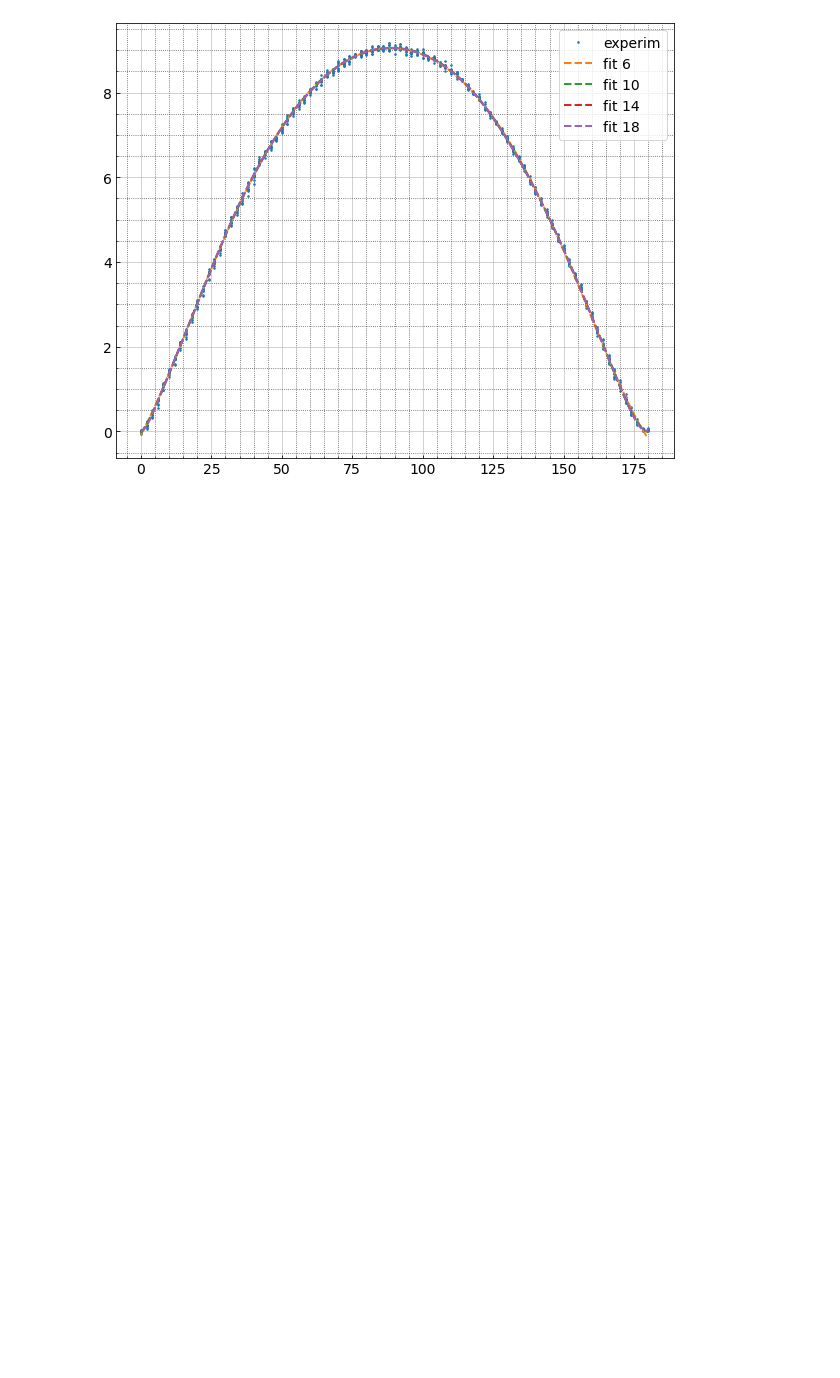
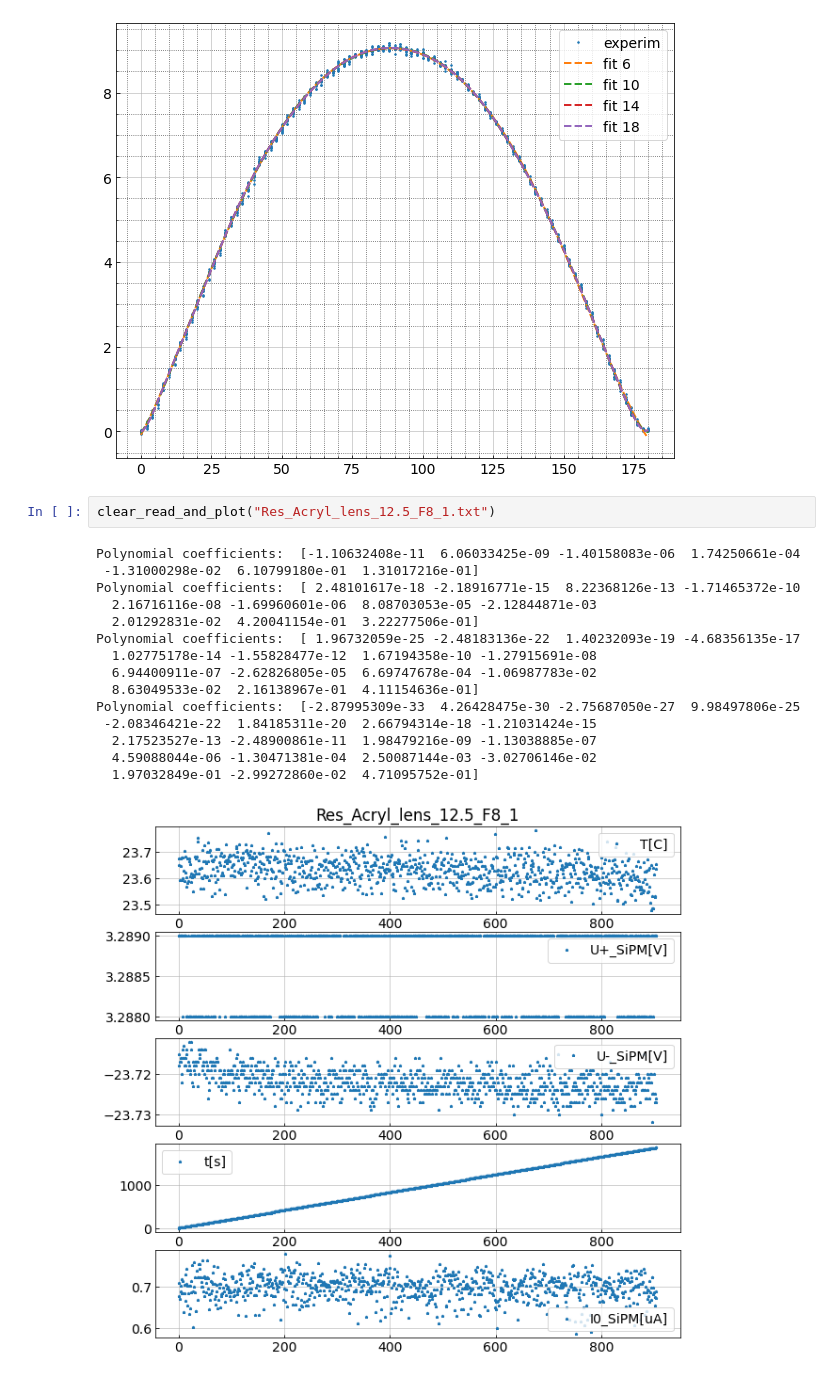
Before and after one commit to bonvech/Servo_stand, a Jupyter notebook: Servo_stand.ipynb, the cells around one changed output. Saved outputs shown, nothing was run; the diff lists cells and outputs as text; blank space fills up the shorter version.

```diff
--- a/Servo_stand.ipynb
+++ b/Servo_stand.ipynb
@@ -129,3 +129,21 @@ Polynomial coefficients:  [-7.00862391e-35  1.31711422e-31 -1.02039577e-28  4.30
 [figure]
 [figure]
 [figure]
+# %%
+clear_read_and_plot("Res_Acryl_lens_12.5_F8_1.txt")
+# %% [output]
+Polynomial coefficients:  [-1.10632408e-11  6.06033425e-09 -1.40158083e-06  1.74250661e-04
+ -1.31000298e-02  6.10799180e-01  1.31017216e-01]
+Polynomial coefficients:  [ 2.48101617e-18 -2.18916771e-15  8.22368126e-13 -1.71465372e-10
+  2.16716116e-08 -1.69960601e-06  8.08703053e-05 -2.12844871e-03
+  2.01292831e-02  4.20041154e-01  3.22277506e-01]
+Polynomial coefficients:  [ 1.96732059e-25 -2.48183136e-22  1.40232093e-19 -4.68356135e-17
+  1.02775178e-14 -1.55828477e-12  1.67194358e-10 -1.27915691e-08
+  6.94400911e-07 -2.62826805e-05  6.69747678e-04 -1.06987783e-02
+  8.63049533e-02  2.16138967e-01  4.11154636e-01]
+Polynomial coefficients:  [-2.87995309e-33  4.26428475e-30 -2.75687050e-27  9.98497806e-25
+ -2.08346421e-22  1.84185311e-20  2.66794314e-18 -1.21031424e-15
+  2.17523527e-13 -2.48900861e-11  1.98479216e-09 -1.13038885e-07
+  4.59088044e-06 -1.30471381e-04  2.50087144e-03 -3.02706146e-02
+  1.97032849e-01 -2.99272860e-02  4.71095752e-01]
+[figure, added]
```
Also changed, not shown: parts of 1 cell of this notebook, 6 other files.
